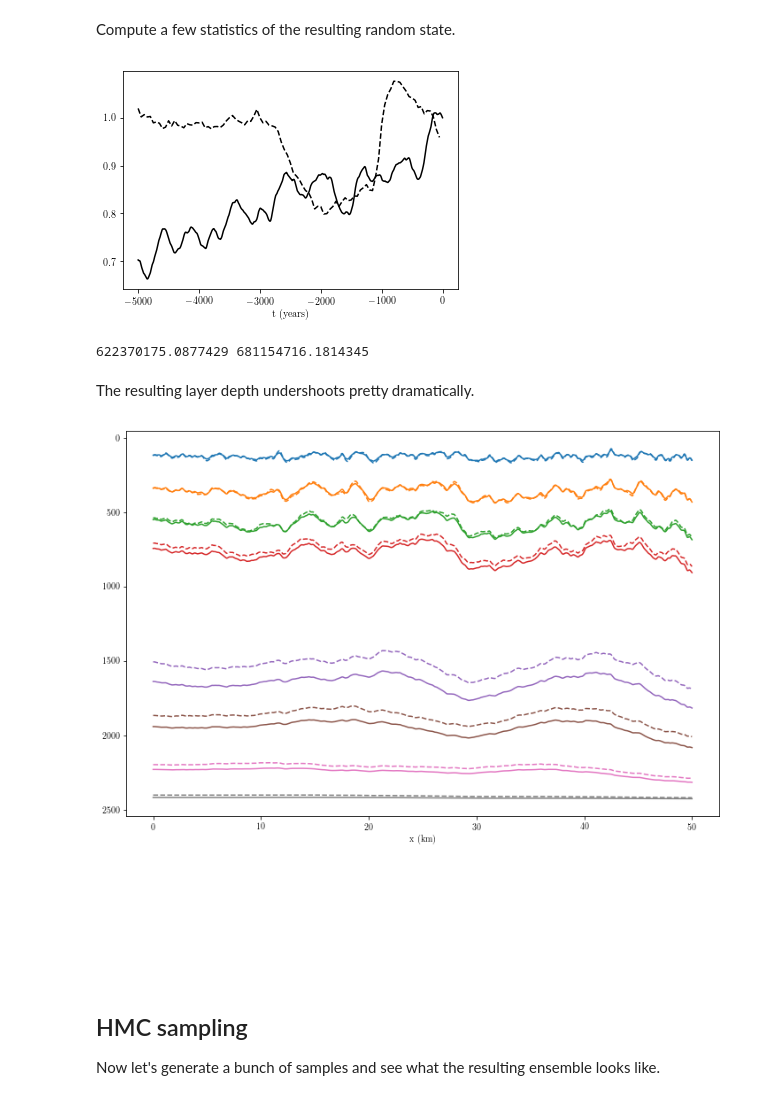
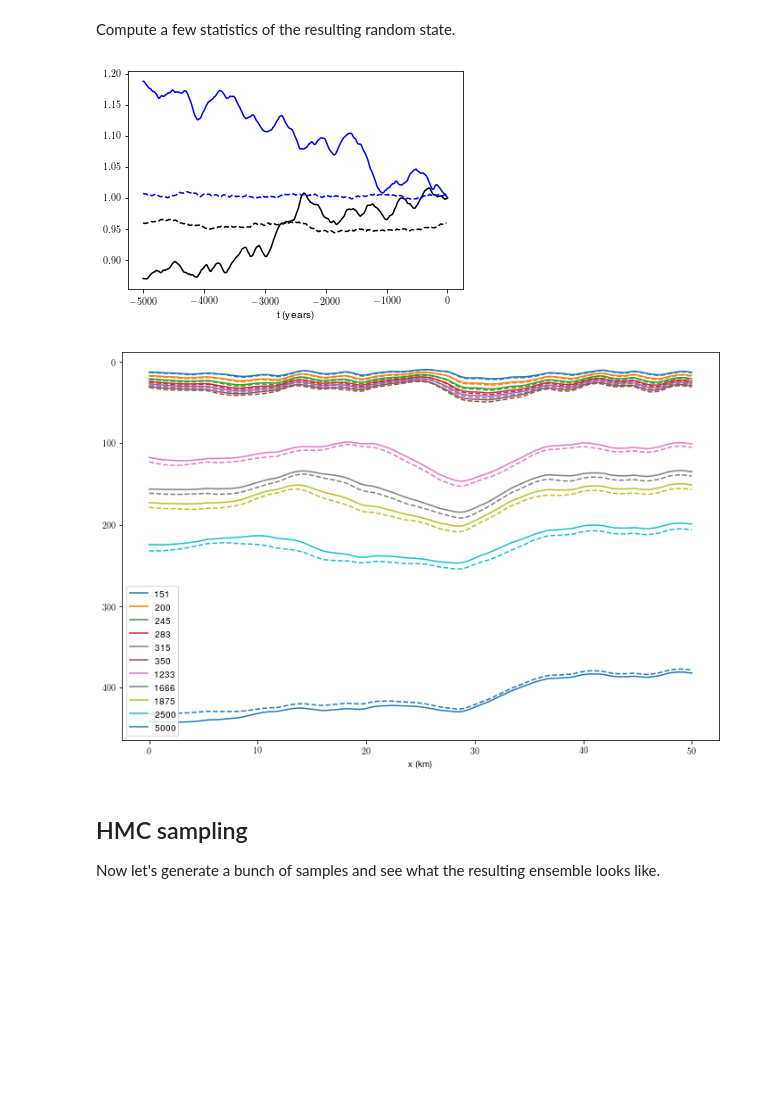
Before and after one commit to dlilien/glaciology-seminar-2018-10-16, a Jupyter notebook: hmc_synthetic.ipynb, the cells around one changed output. Saved outputs shown, nothing was run; the diff lists cells and outputs as text; code cells hidden in the pictures; blank space fills up the shorter version.

```diff
--- a/hmc_synthetic.ipynb
+++ b/hmc_synthetic.ipynb
@@ -163,7 +106,7 @@ We'll do the same thing this time.
 
 Note how we divide by the square root of the number of time steps to get the right total variance.
 # %%
-r = 20
+r = 40
 import scipy.sparse, scipy.sparse.linalg, numpy.linalg
 
 Id_single = scipy.sparse.diags([np.ones(num_steps)], [0])
@@ -172,18 +115,18 @@ D_single = scipy.sparse.diags([diag_single, -diag_single], [0, 1], shape=(len(ti
 L2 = r**2 * D_single.T * D_single * np.mean(timesteps)
 M_single = Id_single + L2
 
-# M = scipy.sparse.csr_matrix(np.hstack((np.vstack((M_single.toarray(), np.zeros_like(M_single.toarray()))), np.vstack((np.zeros_like(M_single.toarray()), M_single.toarray())))))
-# assert np.all(M[:num_steps, :num_steps].toarray() == M_single.toarray())
-# assert np.all(M[num_steps:, num_steps:].toarray() == M_single.toarray())
-M = M_single
+M = scipy.sparse.csr_matrix(np.hstack((np.vstack((M_single.toarray(), np.zeros_like(M_single.toarray()))), np.vstack((np.zeros_like(M_single.toarray()), M_single.toarray())))))
+assert np.all(M[:num_steps, :num_steps].toarray() == M_single.toarray())
+assert np.all(M[num_steps:, num_steps:].toarray() == M_single.toarray())
+# M = M_single
 
 λs, vs = numpy.linalg.eigh(M.toarray())
 
 def generate_momentum(random_state, σ):
-    # ζ = random_state.normal(size=num_steps * 2)
-    # return sum(((ζ[k] * np.sqrt(λs[k] / (num_steps * 2)) * σ) * vs[:, k] for k in range(2 * num_steps)))
-    ζ = random_state.normal(size=num_steps)
-    return sum(((ζ[k] * np.sqrt(λs[k] / num_steps) * σ) * vs[:, k] for k in range(num_steps)))
+    ζ = random_state.normal(size=num_steps * 2)
+    return sum(((ζ[k] * np.sqrt(λs[k] / (num_steps * 2)) * σ) * vs[:, k] for k in range(2 * num_steps)))
+    # ζ = random_state.normal(size=num_steps)
+    # return sum(((ζ[k] * np.sqrt(λs[k] / num_steps) * σ) * vs[:, k] for k in range(num_steps)))
 # %% [markdown]
 The following functions calculate each part of the Hamiltonian and its derivatives.
 The final term in the potential -- `np.dot(θ, L * θ)` -- is what adds the penalty for oscillatory solutions.
@@ -195,10 +138,13 @@ def potential_energy(θ_a, θ_v):
 def kinetic_energy(ϕ):
     return 0.5 * np.dot(ϕ.flatten(), scipy.sparse.linalg.spsolve(M, ϕ))
 
+def hamiltonian(ϕ, θ_a, θ_v):
+    return potential_energy(θ_a, θ_v) + kinetic_energy(ϕ)
+
 def force(θ_a, θ_v):
     z_θ = model.layer_depth(x, θ_a, θ_v, a, u, timesteps)
-    # return -model.derivative_scales(x, θ_a, θ_v, a, u, z_θ, target_layers, compare_indices, timesteps, uncertainty=uncertainty) - np.hstack((L2 * θ_a, L2 * θ_v))
-    return -model.derivative_ascale(x, θ_a, θ_v, a, u, z_θ, target_layers, compare_indices, timesteps, uncertainty=uncertainty) - L2 * θ_a
+    return -model.derivative_scales(x, θ_a, θ_v, a, u, z_θ, target_layers, compare_indices, timesteps, uncertainty=uncertainty) - np.hstack((L2 * θ_a, L2 * θ_v))
+    # return -model.derivative_ascale(x, θ_a, θ_v, a, u, z_θ, target_layers, compare_indices, timesteps, uncertainty=uncertainty) - L2 * θ_a
 
 def velocity(ϕ):
     return scipy.sparse.linalg.spsolve(M, ϕ)
@@ -209,12 +164,19 @@ def hamiltonian_update(δτ, θ_a, θ_v, ϕ):
     vel = velocity(ϕ)
     θ_a_τ  = θ_a + 0.5 * δτ * vel[:len(θ_a)]
     θ_v_τ = θ_v
-    # θ_v_τ  = θ_v + 0.5 * δτ * vel[len(θ_a):]
+    θ_v_τ  = θ_v + 0.5 * δτ * vel[len(θ_a):]
 
     ϕ_τ = ϕ + δτ * (force(θ_a_τ, θ_v_τ))
 
     vel = velocity(ϕ_τ)
     θ_a_τ += 0.5 * δτ * vel[:len(θ_a)]
-    # θ_v_τ += 0.5 * δτ * vel[len(θ_a):]
+    θ_v_τ += 0.5 * δτ * vel[len(θ_a):]
 
     return θ_a_τ, θ_v_τ, ϕ_τ
+
+def integrate_phase_space(δτ, num_hamiltonian_steps, θ_a, θ_v, ϕ):
+    print('Going along phase space')
+    for k in range(num_hamiltonian_steps):
+        print('..{:d}'.format(k), end='')
+        θ_a, θ_v, ϕ = hamiltonian_update(δτ, θ_a, θ_v, ϕ)
+    return θ_a, θ_v, ϕ
@@ -240,8 +189,9 @@ plt.show(fig)
 Solve the system using a fictitious timestep of 1/32 for 2/3 of a fictitious time unit.
 I had to hand-tune both of these parameters to get something sensible.
 # %%
-δτ = 0.01
-num_hamiltonian_steps = int(1.0 / 2.0 / δτ)
+δτ = 0.02
+# num_hamiltonian_steps = int(1.0 / 4.0 / δτ)
+num_hamiltonian_steps = 10
 
 for k in range(num_hamiltonian_steps):
     θ_a, θ_v, ϕ = hamiltonian_update(δτ, θ_a, θ_v, ϕ)
@@ -270,32 +213,26 @@ Compute a few statistics of the resulting random state.
 fig, ax = plt.subplots()
 ax.plot(np.linspace(-5000, 0, len(u_scale_data)), a_scale_data, color='k')
 ax.plot(times[:-1], θ_a, color='k', linestyle='dashed')
-# ax.plot(np.linspace(-5000, 0, len(u_scale_data)), u_scale_data, color='b')
-# ax.plot(times[:-1], θ_v, color='b', linestyle='dashed')
+ax.plot(np.linspace(-5000, 0, len(u_scale_data)), u_scale_data, color='b')
+ax.plot(times[:-1], θ_v, color='b', linestyle='dashed')
 
 ax.set_xlabel('t (years)')
 plt.show(fig)
 # %% [output]
-[figure, old version]
+[figure, new version]
-# %%
-print(potential_energy(θ_a, θ_v), potential_energy(accumulation_scale, velocity_scale))
-# %% [output]
-622370175.0877429 681154716.1814345
-# %% [markdown]
-The resulting layer depth undershoots pretty dramatically.
 # %%
 z_θ = model.layer_depth(x, θ_a, θ_v, a, u, timesteps)
 
 fig, ax = plt.subplots(figsize=(12, 8))
 for i, index in enumerate(compare_indices):
-    ln = plt.plot(x/1000, z_θ[index], label=str(i))
+    ln = plt.plot(x/1000, z_θ[index], label=str(target_ages[i]))
     ax.plot(x/1000, target_layers[i, :], color=ln[0].get_color(), linestyle='dashed')
-fig.legend(loc='upper left', bbox_to_anchor=(0.1, -0.1), ncol=6)
+ax.legend(loc='best')
 ax.set_xlabel("x (km)")
 ax.invert_yaxis()
 plt.show(fig)
 # %% [output]
-[figure, old version]
+[figure, new version]
 # %% [markdown]
 ## HMC sampling
 
```
Also changed, not shown: parts of 19 cells of this notebook, 6 other files.
